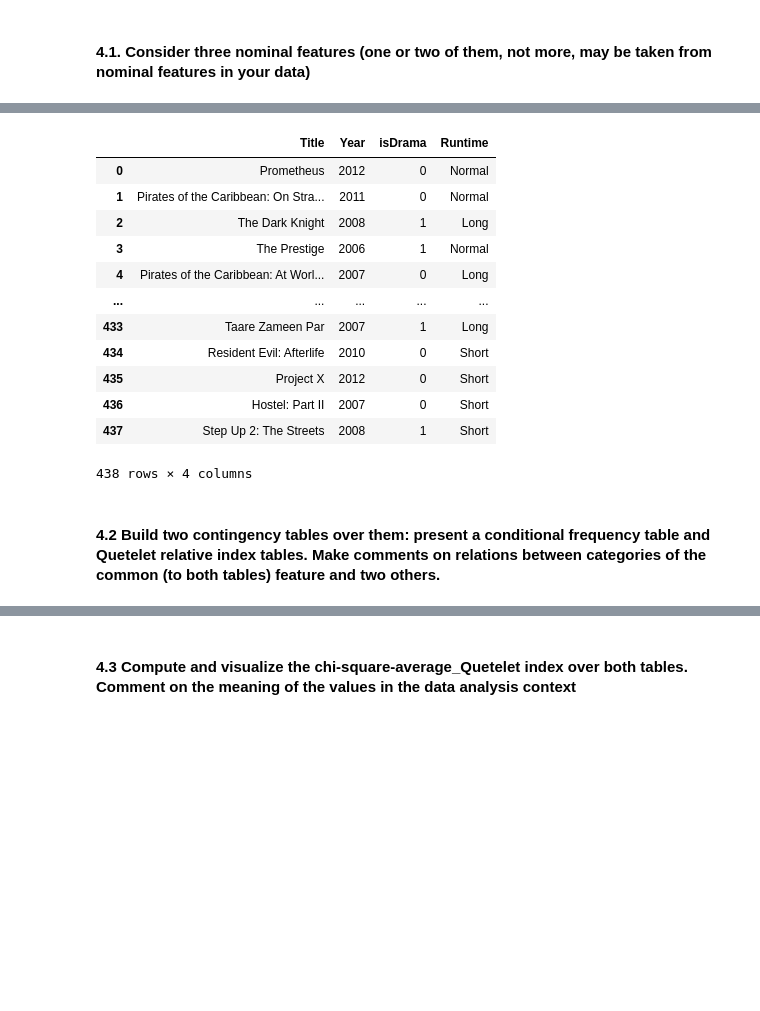
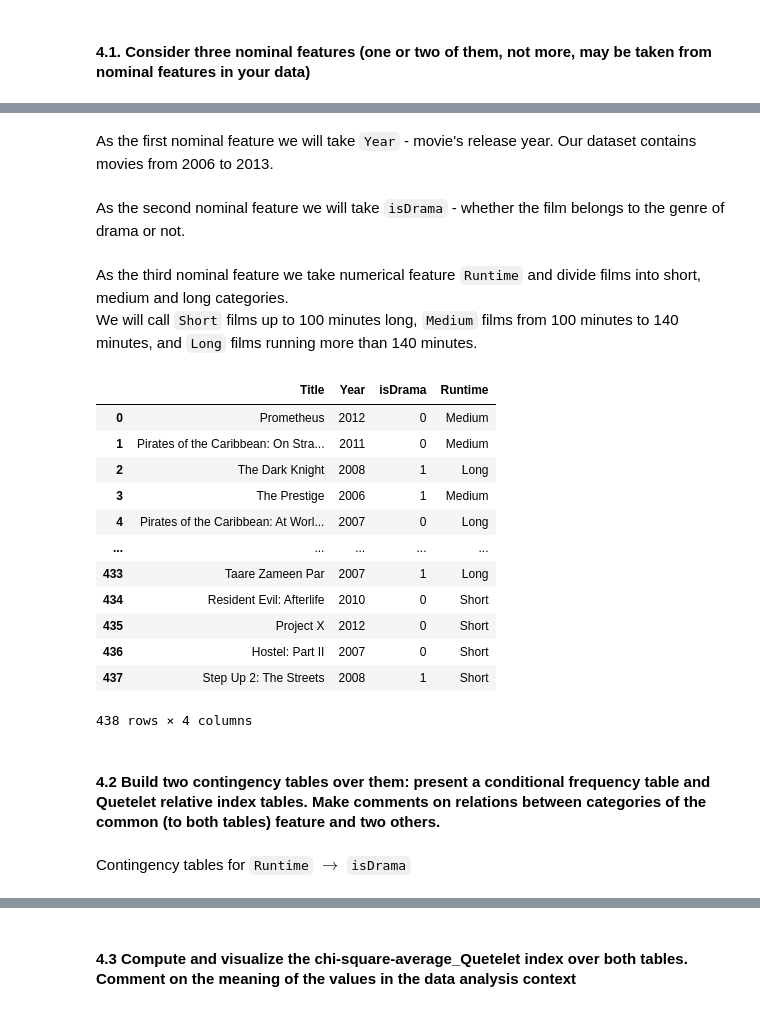
Before and after one commit to constantine7cd/mmda_imdb, a Jupyter notebook: hw.ipynb, the cells around one changed output, grey strips where cells are left out. Saved outputs shown, nothing was run; the diff lists cells and outputs as text; code cells hidden in the pictures; blank space fills up the shorter version.

```diff
--- a/hw.ipynb
+++ b/hw.ipynb
@@ -309,0 +260,2 @@ imdb_data.describe()
+# %% [markdown]
+As the first nominal feature we will take `Year` - movie's release year. Our dataset contains movies from 2006 to 2013.
@@ -309,0 +265,2 @@ imdb_data.describe()
+# %% [markdown]
+As the second nominal feature we will take `isDrama` - whether the film belongs to the genre of drama or not.
@@ -310,16 +269,16 @@ imdb_data.describe()
+# %% [markdown]
+As the third nominal feature we take numerical feature `Runtime` and divide films into short, medium and long categories.
+We will call `Short` films up to 100 minutes long, `Medium` films from 100 minutes to 140 minutes, and `Long` films running more than 140 minutes.
 # %%
-nominal_features = pd.DataFrame({'Title': imdb_data['Title']})
-nominal_features.insert(loc=1, column='Year', value=imdb_data['Year'])
-nominal_features.insert(loc=2, column='isDrama', value=imdb_data_quantified['Genre_Drama'])
-runtime_feature = pd.cut(imdb_data['Runtime'], bins=[0, 100, 140, 190], labels=['Short', 'Normal', 'Long'])
+runtime_feature = pd.cut(imdb_data['Runtime'], bins=[0, 100, 140, 190], labels=['Short', 'Medium', 'Long'])
 nominal_features.insert(loc=3, column='Runtime', value=runtime_feature)
 nominal_features
 # %% [output]
 |  | Title | Year | isDrama | Runtime |
-| 0 | Prometheus | 2012 | 0 | Normal |
-| 1 | Pirates of the Caribbean: On Stra... | 2011 | 0 | Normal |
+| 0 | Prometheus | 2012 | 0 | Medium |
+| 1 | Pirates of the Caribbean: On Stra... | 2011 | 0 | Medium |
 | 2 | The Dark Knight | 2008 | 1 | Long |
-| 3 | The Prestige | 2006 | 1 | Normal |
+| 3 | The Prestige | 2006 | 1 | Medium |
 | 4 | Pirates of the Caribbean: At Worl... | 2007 | 0 | Long |
 | ... | ... | ... | ... | ... |
 | 433 | Taare Zameen Par | 2007 | 1 | Long |
@@ -330,6 +289,8 @@ nominal_features
 438 rows × 4 columns
 # %% [markdown]
 #### 4.2 Build two contingency tables over them: present a conditional frequency table and Quetelet relative index tables. Make comments on relations between categories of the common (to both tables) feature and two others.
+# %% [markdown]
+Contingency tables for `Runtime` $\rightarrow$ `isDrama`
 # %%
 frequency_1, quetelet_1 = contingency_table(nominal_features, 'isDrama', 'Runtime')
 display(frequency_1)
```
Also changed, not shown: parts of 21 cells of this notebook, 1 other file.
